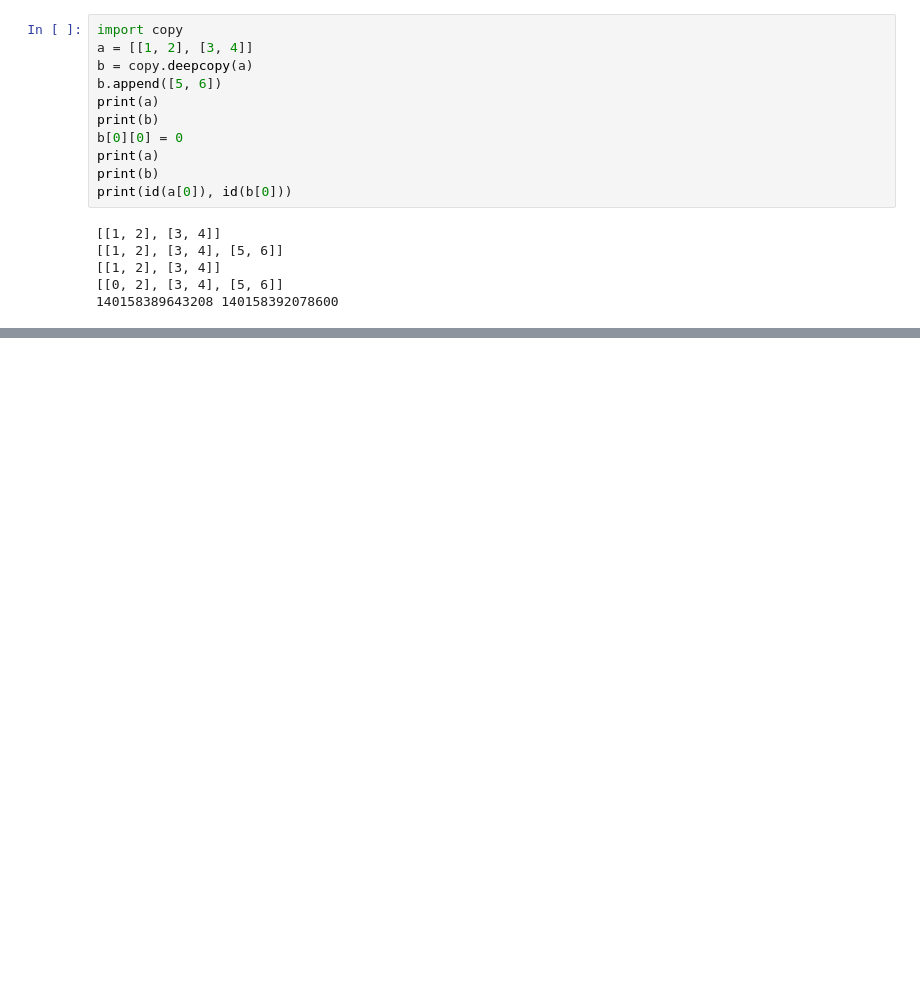
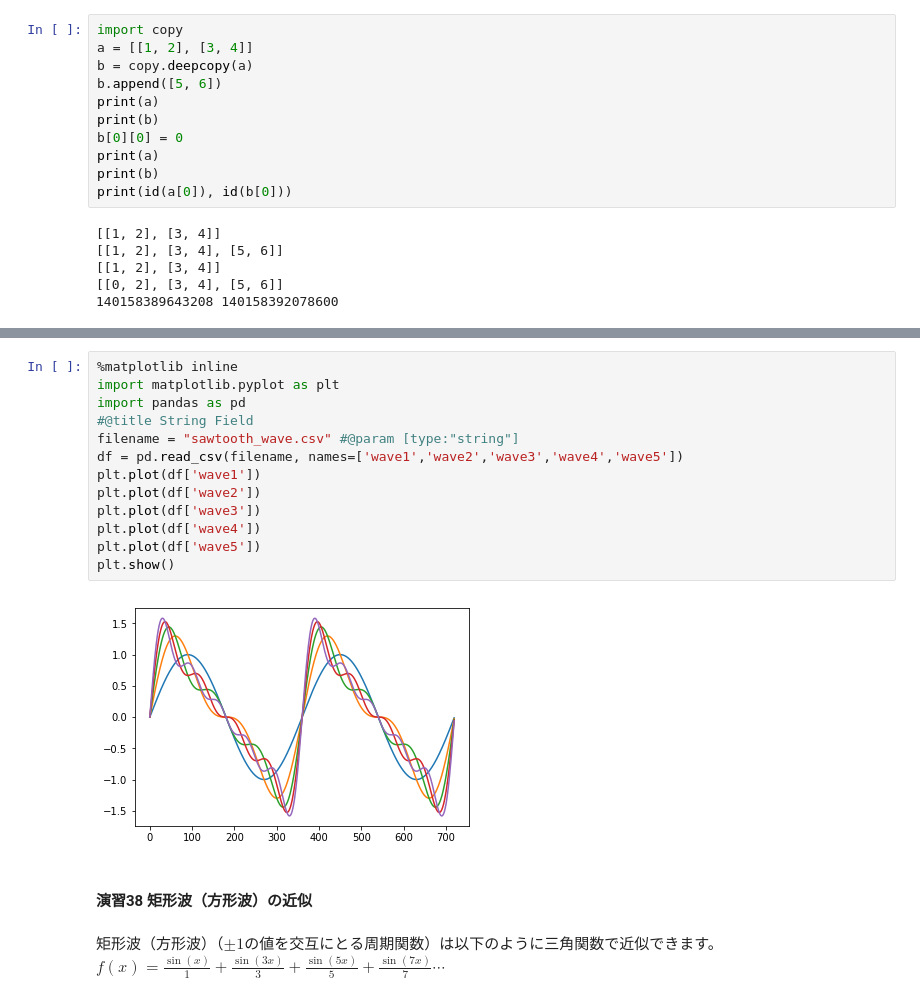
Before and after one commit to toms74209200/Kyoto_programing_python_2019, a Jupyter notebook: kyoto_python_2019.ipynb, the cells around one changed output, grey strips where cells are left out. Cells and saved outputs as stored; diff of their text form; blank space fills up the shorter version.

```diff
--- a/kyoto_python_2019.ipynb
+++ b/kyoto_python_2019.ipynb
@@ -2497,0 +2598,20 @@ print(id(a[0]), id(b[0]))
+# %%
+%matplotlib inline
+import matplotlib.pyplot as plt
+import pandas as pd
+#@title String Field
+filename = "sawtooth_wave.csv" #@param [type:"string"]
+df = pd.read_csv(filename, names=['wave1','wave2','wave3','wave4','wave5'])
+plt.plot(df['wave1'])
+plt.plot(df['wave2'])
+plt.plot(df['wave3'])
+plt.plot(df['wave4'])
+plt.plot(df['wave5'])
+plt.show()
+# %% [output]
+[figure, added]
+# %% [markdown]
+#### 演習38 矩形波（方形波）の近似
+# %% [markdown]
+矩形波（方形波）（$\pm 1$の値を交互にとる周期関数）は以下のように三角関数で近似できます。
+$f(x) = \frac{\sin(x)}{1} + \frac{\sin(3x)}{3} + \frac{\sin(5x)}{5} + \frac{\sin(7x)}{7} \cdots$
```
Also changed, not shown: parts of 26 cells of this notebook.
